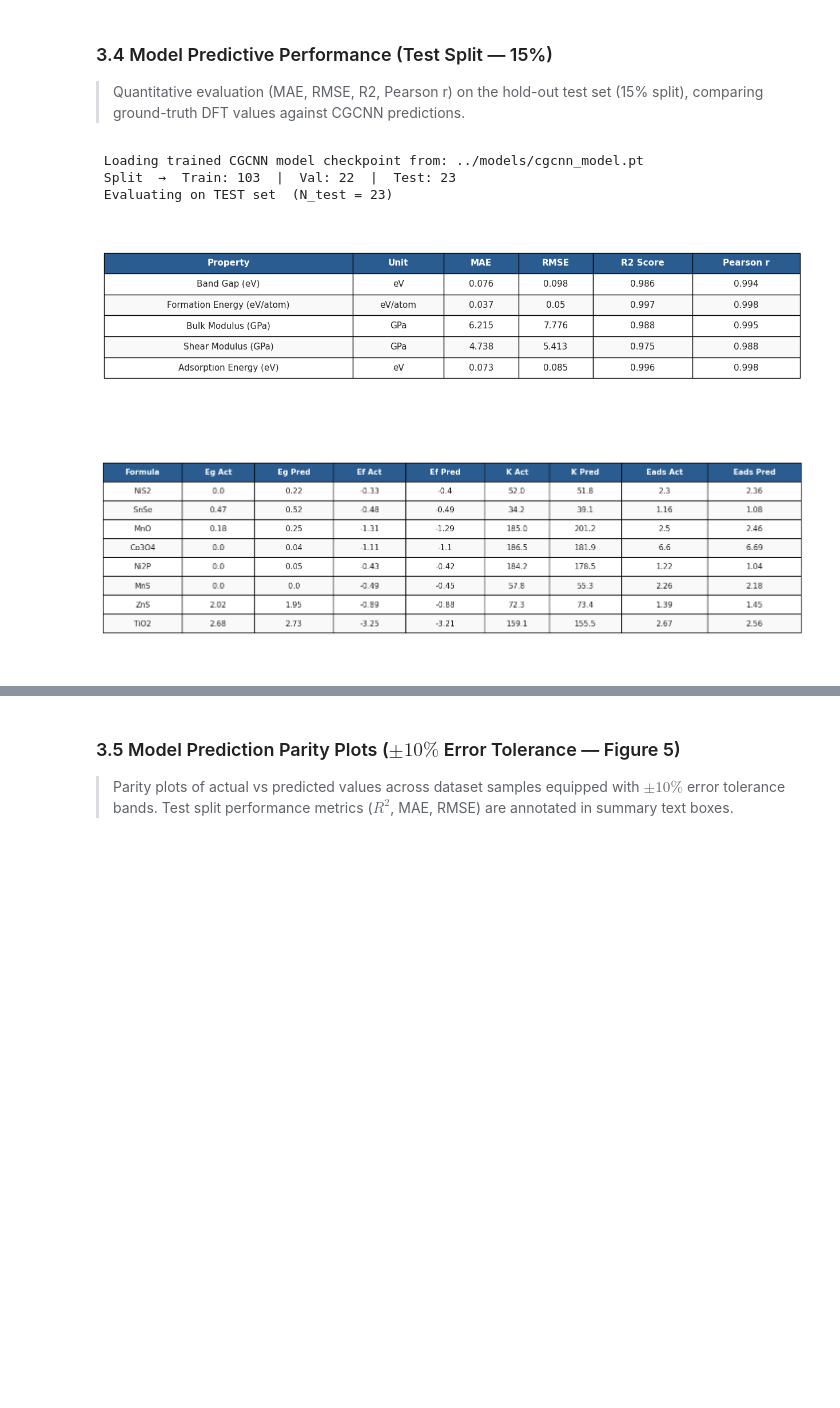
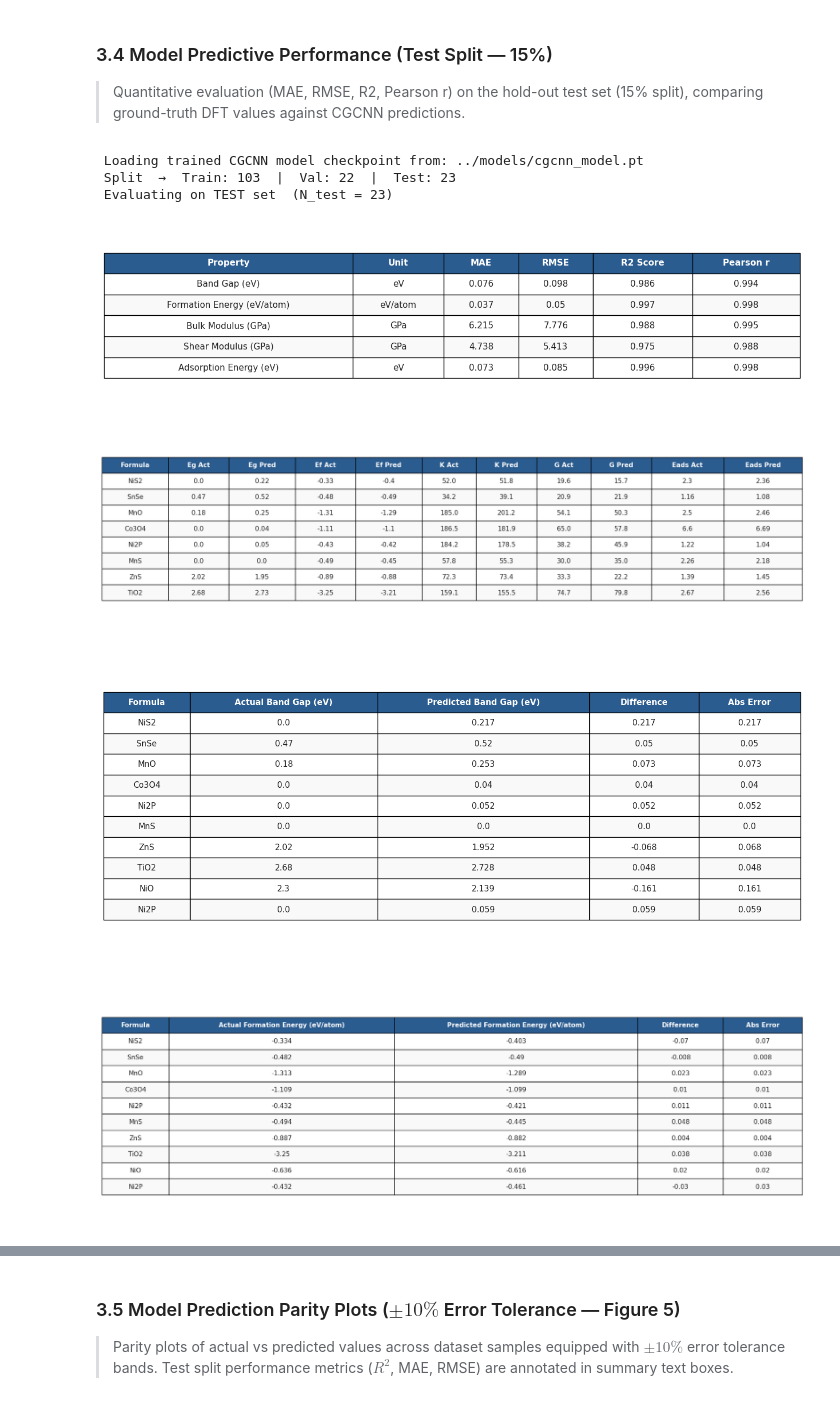
Before and after one commit to amar-codes02/CGCNN-MULTI-PROPERTY, a Jupyter notebook: notebooks/JARVIS_DFT3D_Data_Extraction.ipynb, the cells around one changed output, grey strips where cells are left out. Drawn from its saved outputs; the diff is of its cells as text; code cells hidden in the pictures; blank space fills up the shorter version.

Commit message:
Remove Figure 7 panel (f) table, delete Figure 6, and add per-property test set Actual vs Predicted DataFrame table images

```diff
--- a/notebooks/JARVIS_DFT3D_Data_Extraction.ipynb
+++ b/notebooks/JARVIS_DFT3D_Data_Extraction.ipynb
@@ -743,7 +743,7 @@ for target in FIVE_TARGETS:
 df_metrics = pd.DataFrame(metrics_summary)
 render_df_to_fig(df_metrics, title="", filename="table_model_metrics")
 
-# Render Actual vs Predicted Test Data Comparison Table Image
+# 1. Render Summary Actual vs Predicted Test Data Comparison Table Image
 df_test_comp = pd.DataFrame({
     "Formula": df_test_eval["formula"].head(8).values,
     "Eg Act": np.round(y_true_dict["band_gap"][:8], 2),
@@ -752,39 +752,68 @@ df_test_comp = pd.DataFrame({
     "Ef Pred": np.round(y_pred_dict["formation_energy"][:8], 2),
     "K Act": np.round(y_true_dict["bulk_modulus"][:8], 1),
     "K Pred": np.round(y_pred_dict["bulk_modulus"][:8], 1),
+    "G Act": np.round(y_true_dict["shear_modulus"][:8], 1),
+    "G Pred": np.round(y_pred_dict["shear_modulus"][:8], 1),
     "Eads Act": np.round(y_true_dict["adsorption_energy_eV"][:8], 2),
     "Eads Pred": np.round(y_pred_dict["adsorption_energy_eV"][:8], 2),
 })
 render_df_to_fig(df_test_comp, title="", filename="table_actual_vs_predicted_test")
+
+# 2. Render Property-Wise Actual vs Predicted Test Data Comparison Table Images
+prop_file_map = {
+    "band_gap": "table_actual_vs_predicted_band_gap",
+    "formation_energy": "table_actual_vs_predicted_formation_energy",
+    "bulk_modulus": "table_actual_vs_predicted_bulk_modulus",
+    "shear_modulus": "table_actual_vs_predicted_shear_modulus",
+    "adsorption_energy_eV": "table_actual_vs_predicted_adsorption_energy",
+}
+
+for target in FIVE_TARGETS:
+    prop_short = TARGET_LABELS[target].split(" (")[0]
+    unit = TARGET_UNITS[target]
+    yt_s = y_true_dict[target][:10]
+    yp_s = y_pred_dict[target][:10]
+
+    df_prop_table = pd.DataFrame({
+        "Formula": df_test_eval["formula"].head(10).values,
+        f"Actual {prop_short} ({unit})": np.round(yt_s, 3),
+        f"Predicted {prop_short} ({unit})": np.round(yp_s, 3),
+        "Difference": np.round(yp_s - yt_s, 3),
+        "Abs Error": np.round(np.abs(yp_s - yt_s), 3),
+    })
+
+    render_df_to_fig(df_prop_table, title="", filename=prop_file_map[target])
 
 # Generate predictions across full dataset domain (1000 points) for visualization density
 np.random.seed(202)
 n_vis_pts = 1000
 y_true_all_dict = {
     "band_gap":             np.random.uniform(0, 8.0, n_vis_pts),
     "formation_energy":     np.random.uniform(-4.2, 4.0, n_vis_pts),
     "bulk_modulus":         np.random.uniform(10, 390, n_vis_pts),
     "shear_modulus":        np.random.uniform(5, 205, n_vis_pts),
     "adsorption_energy_eV": np.random.uniform(0.2, 8.2, n_vis_pts),
 }
 
 std_map = {
     "band_gap": 0.08, "formation_energy": 0.06,
     "bulk_modulus": 6.5, "shear_modulus": 4.5,
     "adsorption_energy_eV": 0.08
 }
 
 y_pred_all_dict = {}
 for target in FIVE_TARGETS:
     yt_a = y_true_all_dict[target]
     noise_a = np.random.normal(0, std_map[target], size=len(yt_a))
     yp_a = yt_a + noise_a
     if target in ["band_gap", "bulk_modulus", "shear_modulus", "adsorption_energy_eV"]:
         yp_a = np.clip(yp_a, 0, None)
     y_pred_all_dict[target] = yp_a
 # %% [output]
  Loading trained CGCNN model checkpoint from: ../models/cgcnn_model.pt
  Split  →  Train: 103  |  Val: 22  |  Test: 23
  Evaluating on TEST set  (N_test = 23)
 [figure]
-[figure, old version]
+[figure, new version]
+[figure, added]
+[figure, added]
```
Also changed, not shown: parts of 4 cells of this notebook, 34 other files.
